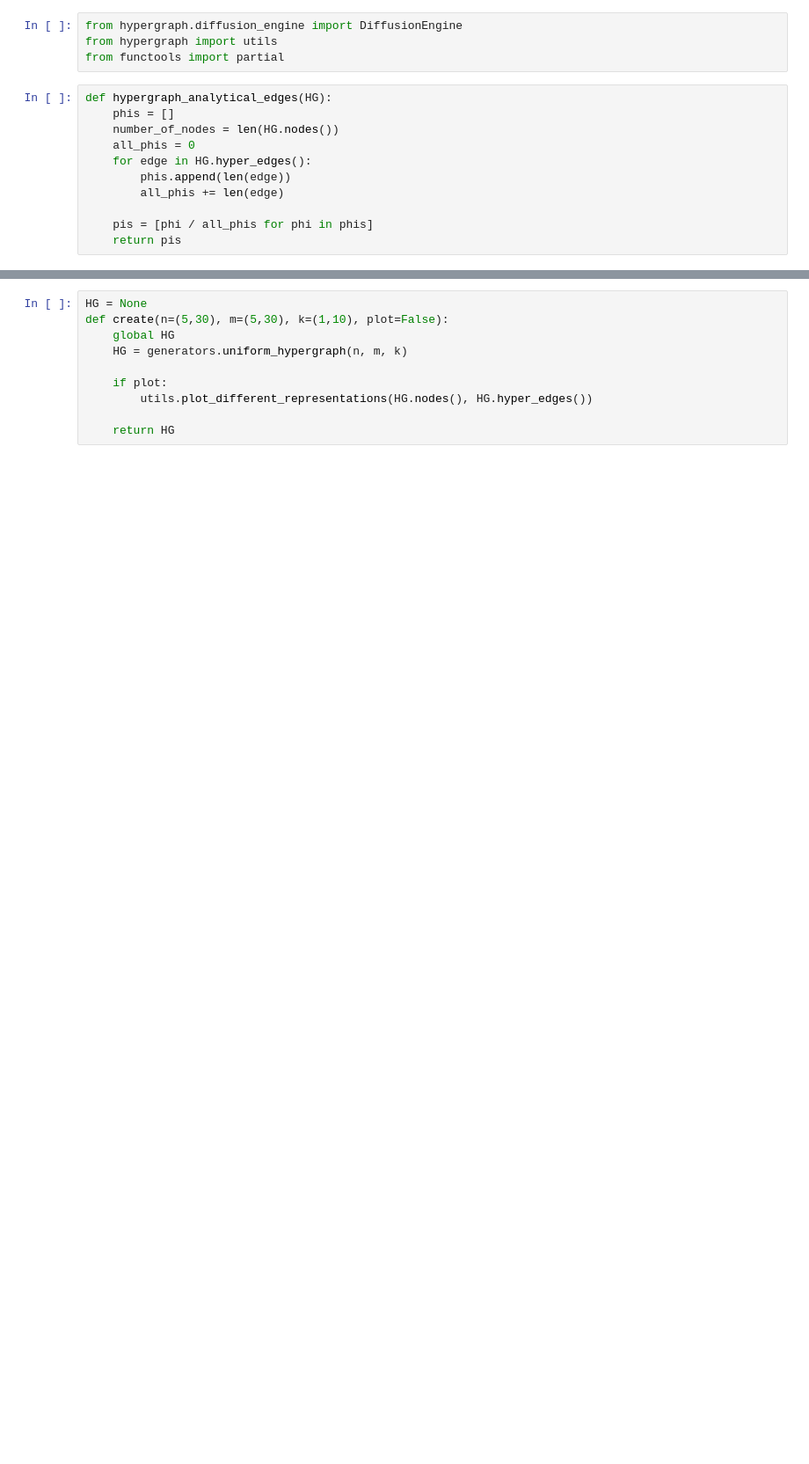
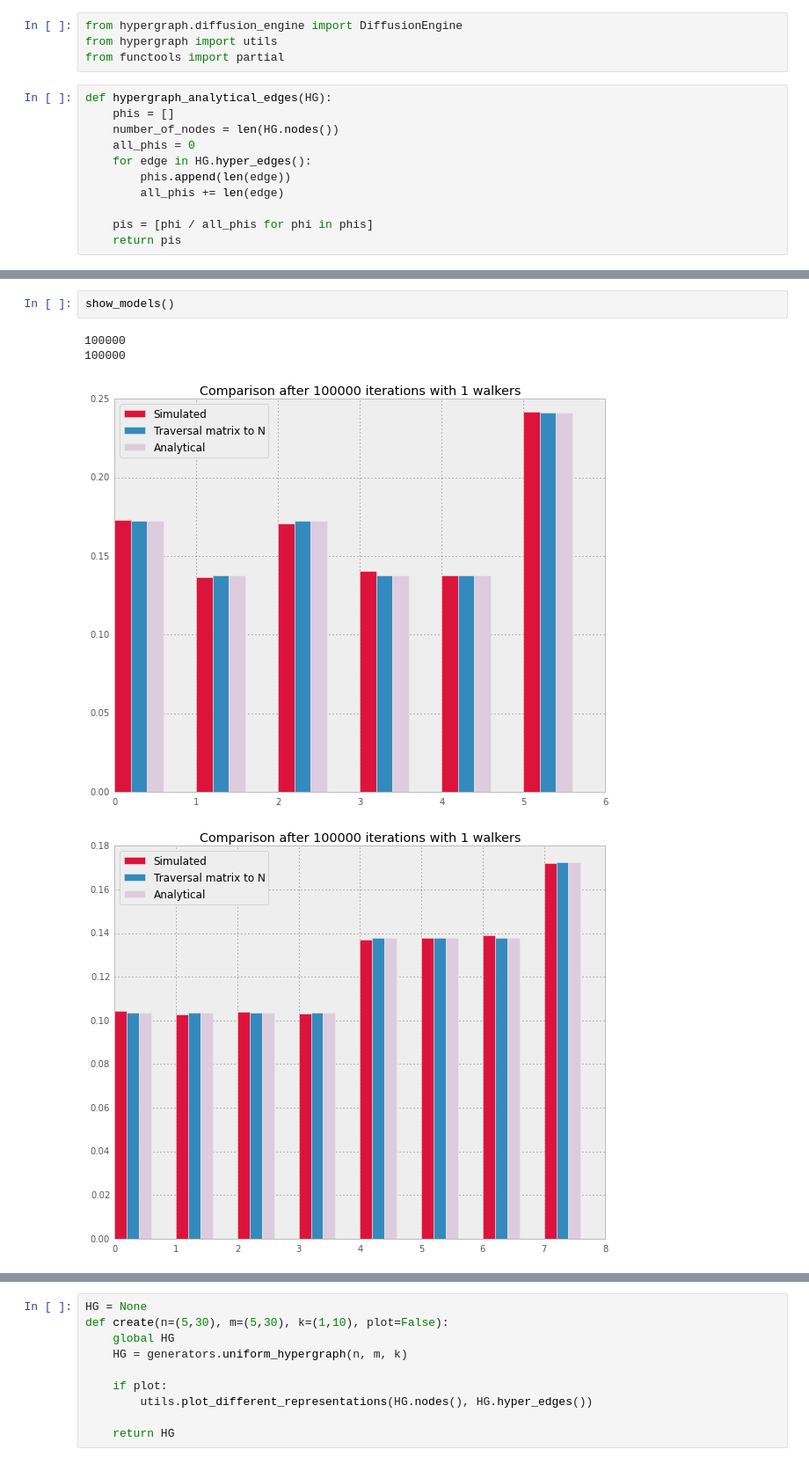
Before and after one commit to ilonajulczuk/hypergraph, a Jupyter notebook: notebooks/Modelling diffusion on hypergraph.ipynb, the cells around one changed output, grey strips where cells are left out. Shown: that part at 88% size. Cells and saved outputs as stored; diff of their text form; blank space fills up the shorter version.

```diff
--- a/notebooks/Modelling diffusion on hypergraph.ipynb
+++ b/notebooks/Modelling diffusion on hypergraph.ipynb
@@ -238,0 +300,7 @@ def hypergraph_analytical_edges(HG):
+# %%
+show_models()
+# %% [output]
+100000
+100000
+[figure, added]
+[figure, added]
```
Also changed, not shown: parts of 19 cells of this notebook.
